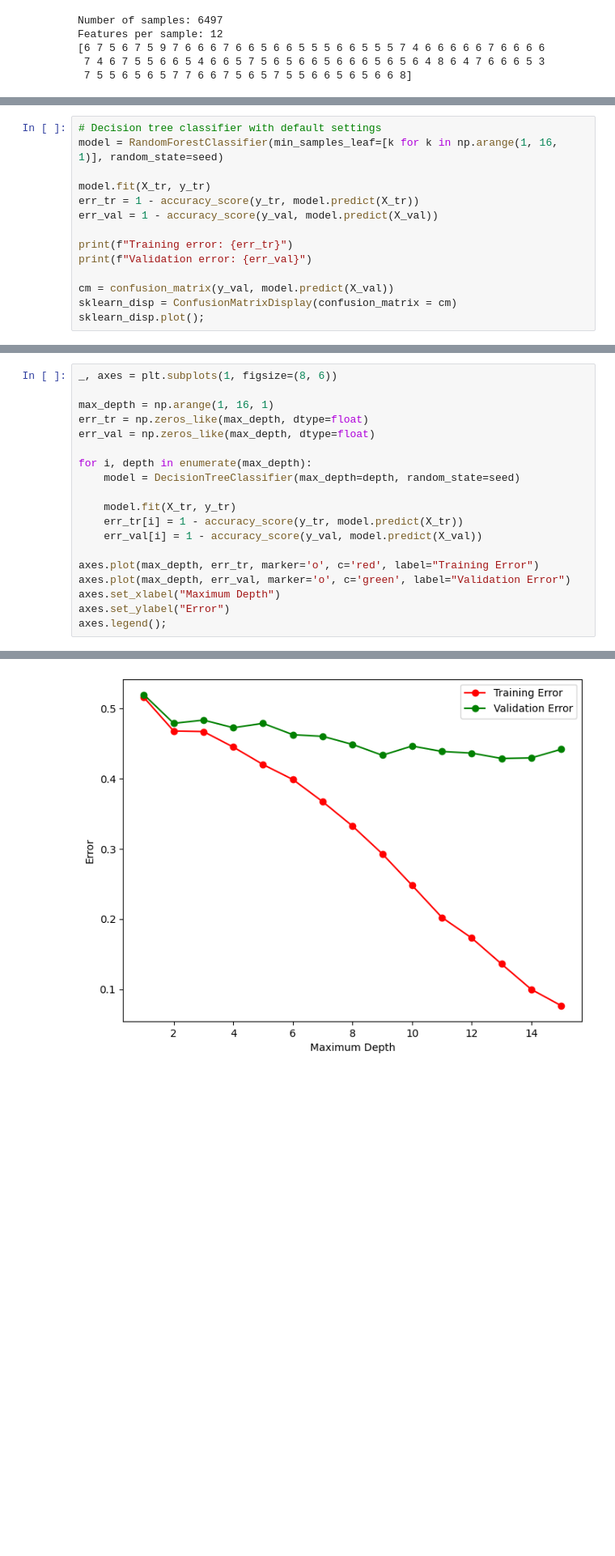
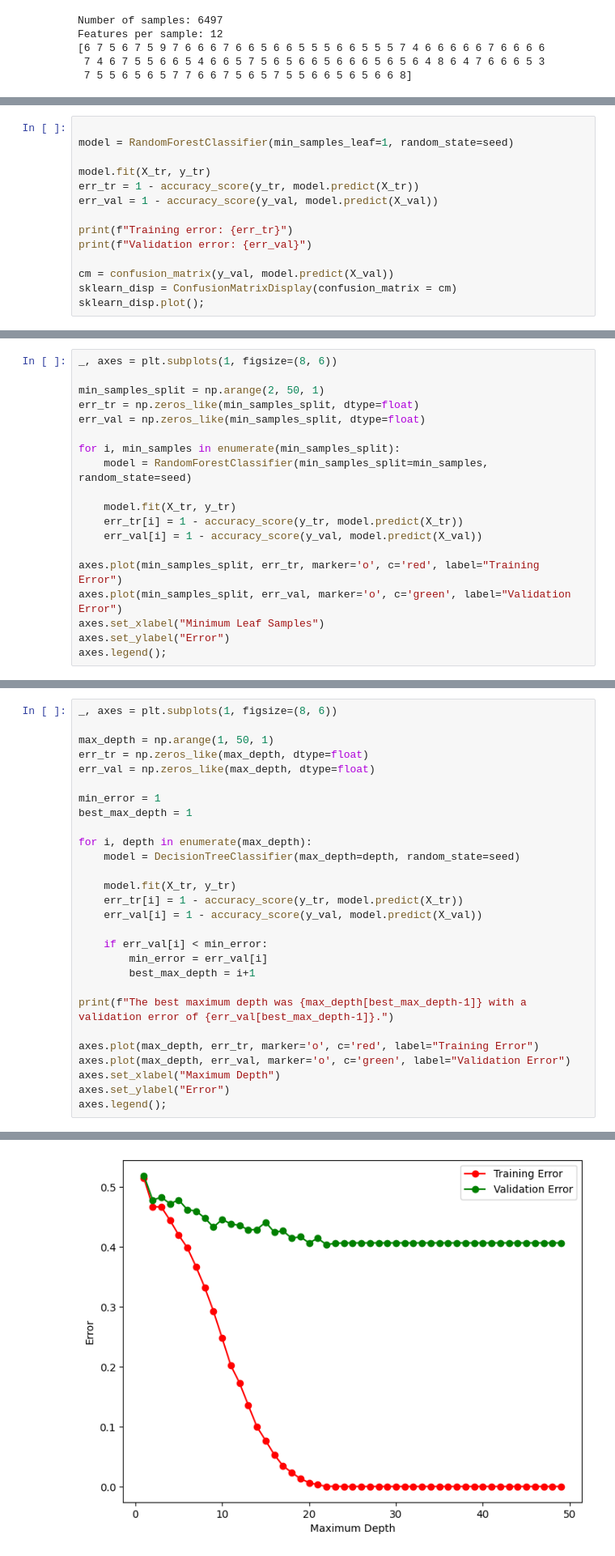
Before and after one commit to nreualuhs/178-Group-Project, a Jupyter notebook: DecisionTree.ipynb, the cells around one changed output, grey strips where cells are left out. Shown at 81% size. Drawn from its saved outputs; the diff is of its cells as text; blank space fills up the shorter version.

```diff
--- a/DecisionTree.ipynb
+++ b/DecisionTree.ipynb
@@ -87,6 +117,6 @@ Validation error: 0.33307692307692305
 # %%
-# Decision tree classifier with default settings
-model = RandomForestClassifier(min_samples_leaf=[k for k in np.arange(1, 16, 1)], random_state=seed)
+
+model = RandomForestClassifier(min_samples_leaf=1, random_state=seed)
 
 model.fit(X_tr, y_tr)
 err_tr = 1 - accuracy_score(y_tr, model.predict(X_tr))
@@ -104,0 +164,19 @@ Validation error: 0.38
+# %%
+_, axes = plt.subplots(1, figsize=(8, 6))
+
+min_samples_split = np.arange(2, 50, 1)
+err_tr = np.zeros_like(min_samples_split, dtype=float)
+err_val = np.zeros_like(min_samples_split, dtype=float)
+
+for i, min_samples in enumerate(min_samples_split):
+    model = RandomForestClassifier(min_samples_split=min_samples, random_state=seed)
+
+    model.fit(X_tr, y_tr)
+    err_tr[i] = 1 - accuracy_score(y_tr, model.predict(X_tr))
+    err_val[i] = 1 - accuracy_score(y_val, model.predict(X_val))
+
+axes.plot(min_samples_split, err_tr, marker='o', c='red', label="Training Error")
+axes.plot(min_samples_split, err_val, marker='o', c='green', label="Validation Error")
+axes.set_xlabel("Minimum Leaf Samples")
+axes.set_ylabel("Error")
+axes.legend();
@@ -105,9 +193,12 @@ Validation error: 0.38
 # %%
 _, axes = plt.subplots(1, figsize=(8, 6))
 
-max_depth = np.arange(1, 16, 1)
+max_depth = np.arange(1, 50, 1)
 err_tr = np.zeros_like(max_depth, dtype=float)
 err_val = np.zeros_like(max_depth, dtype=float)
+
+min_error = 1
+best_max_depth = 1
 
 for i, depth in enumerate(max_depth):
     model = DecisionTreeClassifier(max_depth=depth, random_state=seed)
@@ -116,6 +207,12 @@ for i, depth in enumerate(max_depth):
     err_tr[i] = 1 - accuracy_score(y_tr, model.predict(X_tr))
     err_val[i] = 1 - accuracy_score(y_val, model.predict(X_val))
 
+    if err_val[i] < min_error:
+        min_error = err_val[i]
+        best_max_depth = i+1
+
+print(f"The best maximum depth was {max_depth[best_max_depth-1]} with a validation error of {err_val[best_max_depth-1]}.")
+
 axes.plot(max_depth, err_tr, marker='o', c='red', label="Training Error")
 axes.plot(max_depth, err_val, marker='o', c='green', label="Validation Error")
 axes.set_xlabel("Maximum Depth")
@@ -125 +223 @@ axes.legend();
-[figure, old version]
+[figure, new version]
```
Also changed, not shown: parts of 36 cells of this notebook, 1 other file.
